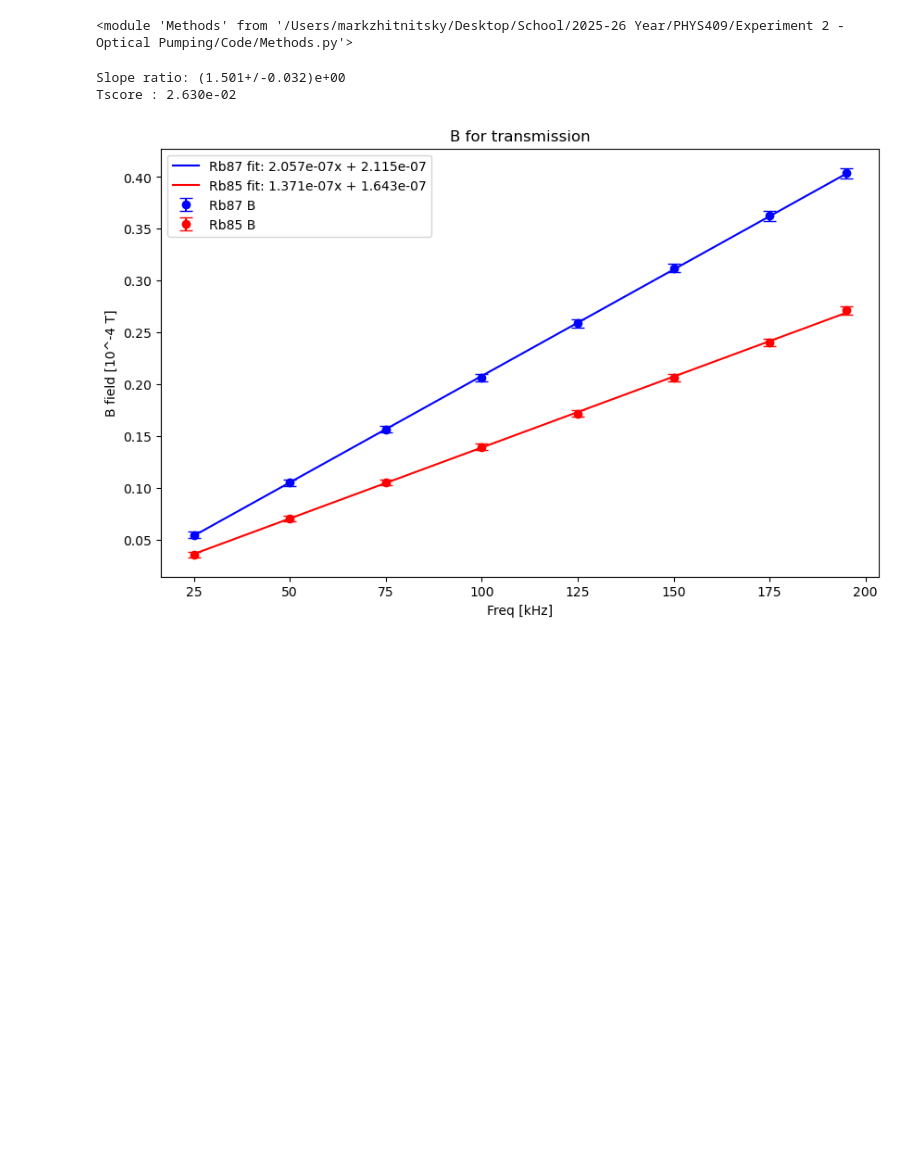
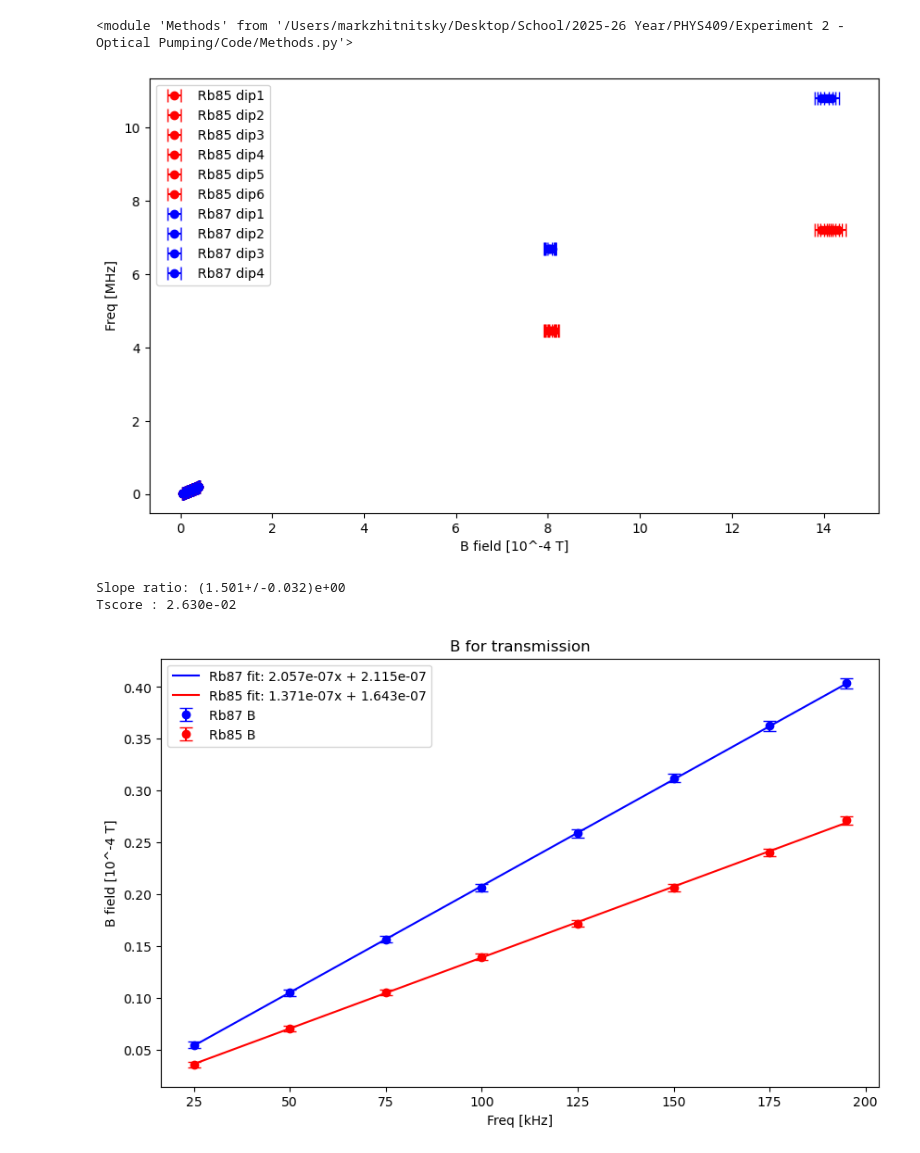
Before and after one commit to MarkZhit/PHYS409-Optical_Pumping, a Jupyter notebook: quadraticZeemanAnalysis.ipynb, the cells around one changed output. Drawn from its saved outputs; the diff is of its cells as text; code cells hidden in the pictures; blank space fills up the shorter version.

```diff
--- a/quadraticZeemanAnalysis.ipynb
+++ b/quadraticZeemanAnalysis.ipynb
@@ -23,17 +84,27 @@ uRb85 = df['uRb85'].values
 # %%
 plt.figure(figsize=(10, 6))
-plt.scatter(freq, Rb87 * 10**4, label='Rb87 B', color='blue')
-plt.scatter(freq, Rb85 * 10**4, label='Rb85 B', color='red')
+plt.errorbar(Rb85d1 * 10**4, freq85,xerr=uRb85d1 * 10**4, capsize=5, label='Rb85 dip1', fmt='o', color='red')
+plt.errorbar(Rb85d2 * 10**4, freq85,xerr=uRb85d2 * 10**4, capsize=5, label='Rb85 dip2', fmt='o', color='red')
+plt.errorbar(Rb85d3 * 10**4, freq85, xerr=uRb85d3 * 10**4, capsize=5, label='Rb85 dip3', fmt='o', color='red')
+plt.errorbar(Rb85d4 * 10**4, freq85, xerr=uRb85d4 * 10**4, capsize=5, label='Rb85 dip4', fmt='o', color='red')
+plt.errorbar(Rb85d5 * 10**4, freq85, xerr=uRb85d5 * 10**4, capsize=5, label='Rb85 dip5', fmt='o', color='red')
+plt.errorbar(Rb85d6 * 10**4, freq85, xerr=uRb85d6 * 10**4, capsize=5, label='Rb85 dip6', fmt='o', color='red')
 
-# plt.plot(xFit, Rb87Fit * 10**4, label=f'Rb87 fit: {m87:.3e}x + {b87:.3e}', color='blue')
-# plt.plot(xFit, Rb85Fit * 10**4, label=f'Rb85 fit: {m85:.3e}x + {b85:.3e}', color='red')
+
+plt.errorbar(Rb85d1 * 10**4, freq87, xerr=uRb87d1 * 10**4, capsize=5, label='Rb87 dip1', fmt='o', color='blue')
+plt.errorbar(Rb85d2 * 10**4, freq87, xerr=uRb87d2 * 10**4, capsize=5, label='Rb87 dip2', fmt='o', color='blue')
+plt.errorbar(Rb85d3 * 10**4, freq87, xerr=uRb87d3 * 10**4, capsize=5, label='Rb87 dip3', fmt='o', color='blue')
+plt.errorbar(Rb85d4 * 10**4, freq87, xerr=uRb87d4 * 10**4, capsize=5, label='Rb87 dip4', fmt='o', color='blue')
+
 
 # Labels and formatting
-plt.xlabel('Freq [kHz]')
-plt.ylabel('B field [10^-4 T]')
-plt.title('B for transmission')
+plt.ylabel('Freq [MHz]')
+plt.xlabel('B field [10^-4 T]')
+# plt.title('B for transmission')
 plt.legend()
-plt.savefig("./figures/gfactor linear range Mar11", dpi=300)
+plt.savefig("./figures/gfactor quadratic range Mar13", dpi=300)
 
 plt.show()
+# %% [output]
+[figure, added]
 # %%
```
Also changed, not shown: parts of 3 cells of this notebook, 18 other files.
